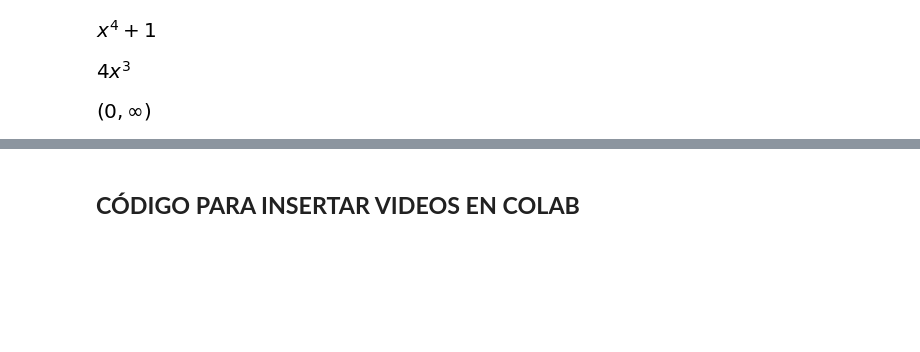
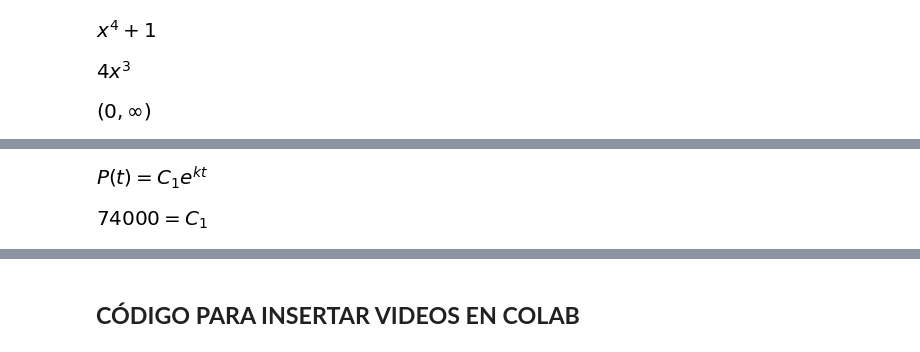
Before and after one commit to Santiago44mendez/ALGEBRA-LINEAL-CON-PYTHON, a Jupyter notebook: Cálculo_integral_con_Python_Integrales_indefinidas,_definidas_y_teorema_fundamental_del_cálculo_.ipynb, the cells around one changed output, grey strips where cells are left out. Drawn from its saved outputs; the diff is of its cells as text; code cells hidden in the pictures; blank space fills up the shorter version.

```diff
--- a/Cálculo_integral_con_Python_Integrales_indefinidas,_definidas_y_teorema_fundamental_del_cálculo_.ipynb
+++ b/Cálculo_integral_con_Python_Integrales_indefinidas,_definidas_y_teorema_fundamental_del_cálculo_.ipynb
@@ -268,0 +279,13 @@ reduce_inequalities(DDF > 0, x).as_set()
+# %%
+P = Function("P")(t) # Definimos función de población
+k = Symbol("k")      # Definimos la constante K
+
+Ecua = Eq(diff(P,t),k*P) #planteamos la ecuación diferencial
+sol = dsolve(Ecua,)     #Resolvemos la ecuación diferencial
+sol
+# %% [output]
+[figure, added]
+# %%
+sol.subs({P:74000,t:0})
+# %% [output]
+[figure, added]
```
Also changed, not shown: parts of 14 cells of this notebook.
